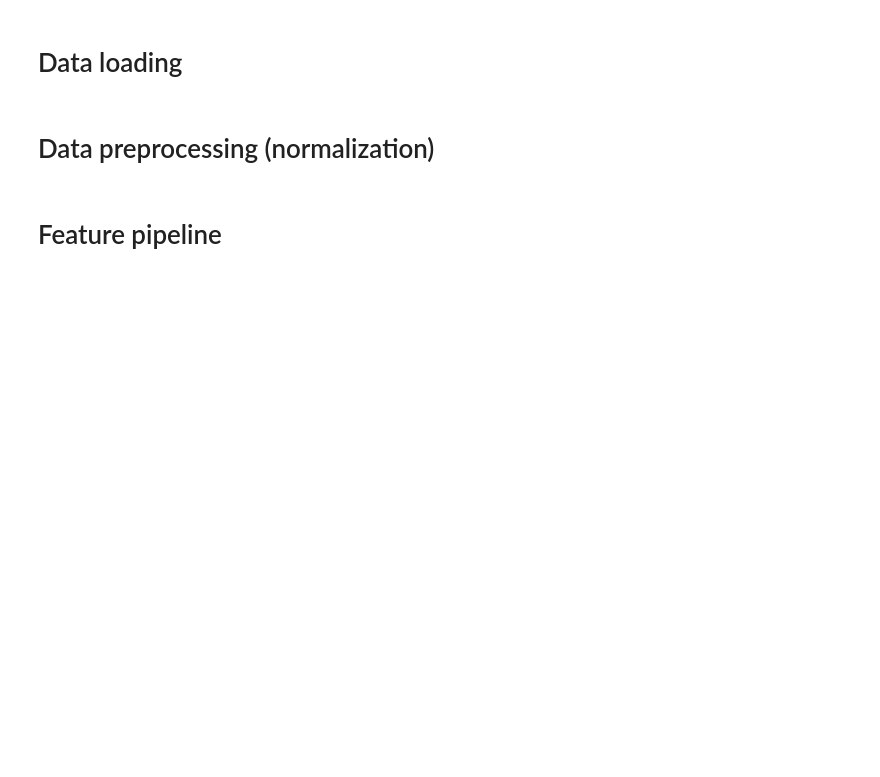
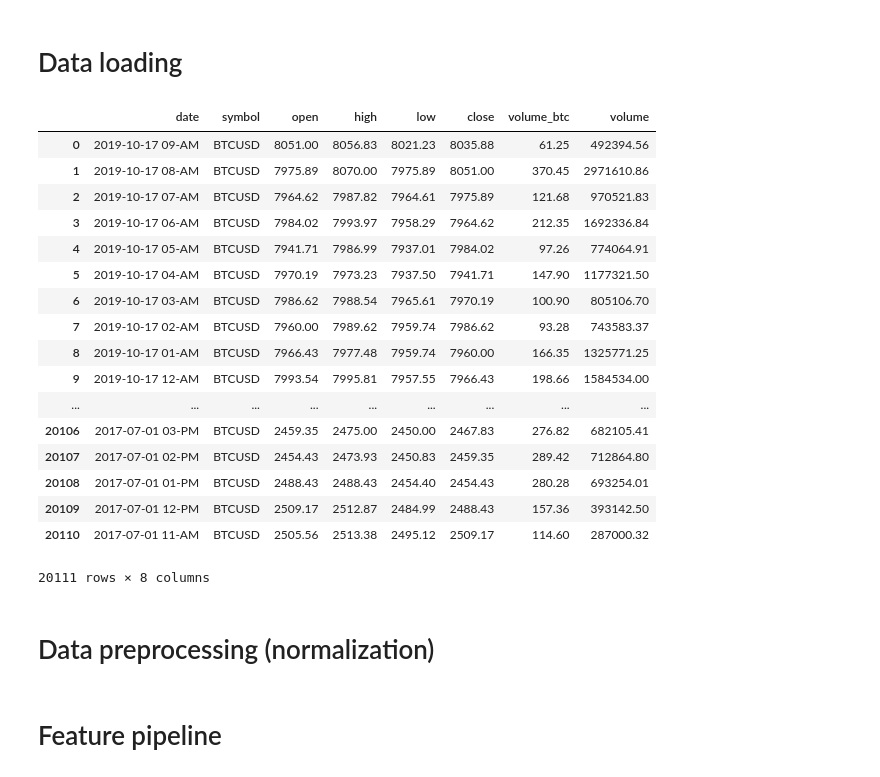
Before and after one commit to kyuyullee/Test20191227, a Jupyter notebook: SQR_Tutorial.ipynb, the cells around one changed output. Saved outputs shown, nothing was run; the diff lists cells and outputs as text; code cells hidden in the pictures; blank space fills up the shorter version.

```diff
--- a/SQR_Tutorial.ipynb
+++ b/SQR_Tutorial.ipynb
@@ -21,11 +23,31 @@ sys.path.append(os.path.dirname(os.path.abspath('')))
 # %%
 import pandas as pd
 from tensortrade.exchanges.simulated import SimulatedExchange
 
 df = pd.read_csv('../data/Coinbase_BTCUSD_1h.csv', skiprows=1)
+df['date'] = pd.to_datetime(df['date'], format='%Y-%m-%d')
 exchange = SimulatedExchange(data_frame=df, base_instrument='USD', pretransform=True)
 
 exchange.data_frame
+# %% [output]
+|  | date | symbol | open | high | low | close | volume_btc | volume |
+| 0 | 2019-10-17 09-AM | BTCUSD | 8051.00 | 8056.83 | 8021.23 | 8035.88 | 61.25 | 492394.56 |
+| 1 | 2019-10-17 08-AM | BTCUSD | 7975.89 | 8070.00 | 7975.89 | 8051.00 | 370.45 | 2971610.86 |
+| 2 | 2019-10-17 07-AM | BTCUSD | 7964.62 | 7987.82 | 7964.61 | 7975.89 | 121.68 | 970521.83 |
+| 3 | 2019-10-17 06-AM | BTCUSD | 7984.02 | 7993.97 | 7958.29 | 7964.62 | 212.35 | 1692336.84 |
+| 4 | 2019-10-17 05-AM | BTCUSD | 7941.71 | 7986.99 | 7937.01 | 7984.02 | 97.26 | 774064.91 |
+| 5 | 2019-10-17 04-AM | BTCUSD | 7970.19 | 7973.23 | 7937.50 | 7941.71 | 147.90 | 1177321.50 |
+| 6 | 2019-10-17 03-AM | BTCUSD | 7986.62 | 7988.54 | 7965.61 | 7970.19 | 100.90 | 805106.70 |
+| 7 | 2019-10-17 02-AM | BTCUSD | 7960.00 | 7989.62 | 7959.74 | 7986.62 | 93.28 | 743583.37 |
+| 8 | 2019-10-17 01-AM | BTCUSD | 7966.43 | 7977.48 | 7959.74 | 7960.00 | 166.35 | 1325771.25 |
+| 9 | 2019-10-17 12-AM | BTCUSD | 7993.54 | 7995.81 | 7957.55 | 7966.43 | 198.66 | 1584534.00 |
+| ... | ... | ... | ... | ... | ... | ... | ... | ... |
+| 20106 | 2017-07-01 03-PM | BTCUSD | 2459.35 | 2475.00 | 2450.00 | 2467.83 | 276.82 | 682105.41 |
+| 20107 | 2017-07-01 02-PM | BTCUSD | 2454.43 | 2473.93 | 2450.83 | 2459.35 | 289.42 | 712864.80 |
+| 20108 | 2017-07-01 01-PM | BTCUSD | 2488.43 | 2488.43 | 2454.40 | 2454.43 | 280.28 | 693254.01 |
+| 20109 | 2017-07-01 12-PM | BTCUSD | 2509.17 | 2512.87 | 2484.99 | 2488.43 | 157.36 | 393142.50 |
+| 20110 | 2017-07-01 11-AM | BTCUSD | 2505.56 | 2513.38 | 2495.12 | 2509.17 | 114.60 | 287000.32 |
+20111 rows × 8 columns
 # %% [markdown]
 # Data preprocessing (normalization)
 # %% [markdown]
```
Also changed, not shown: parts of 1 cell of this notebook.
